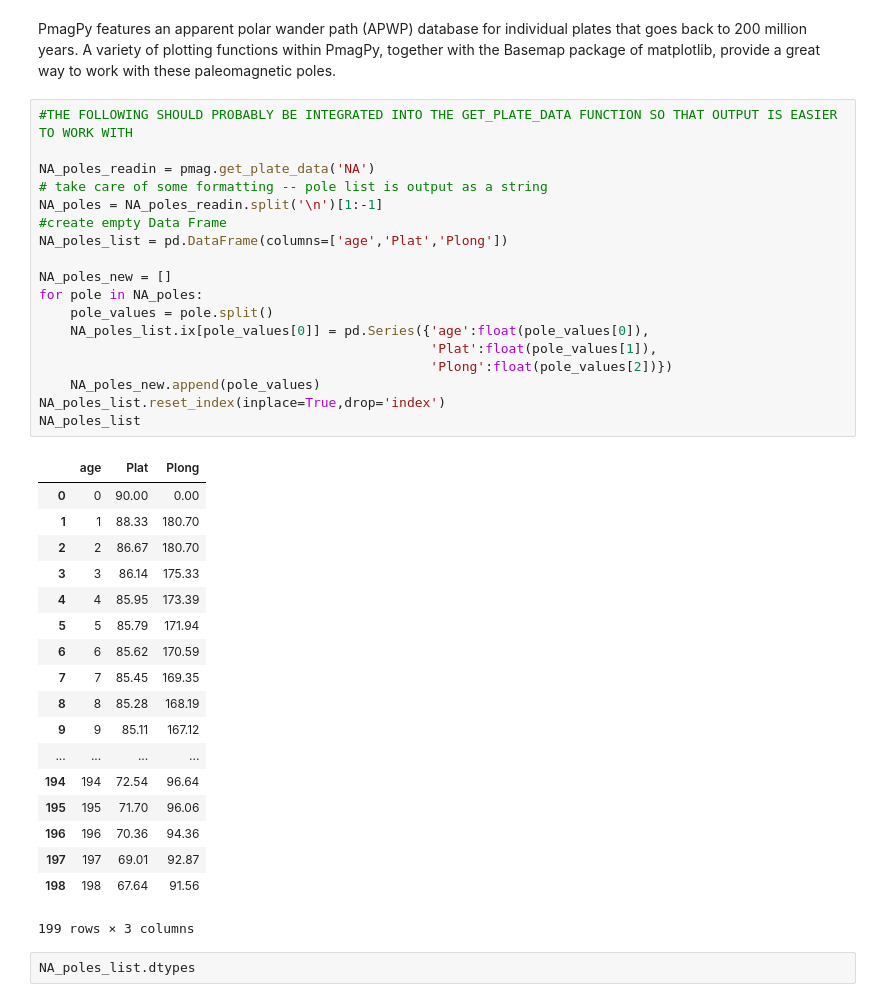
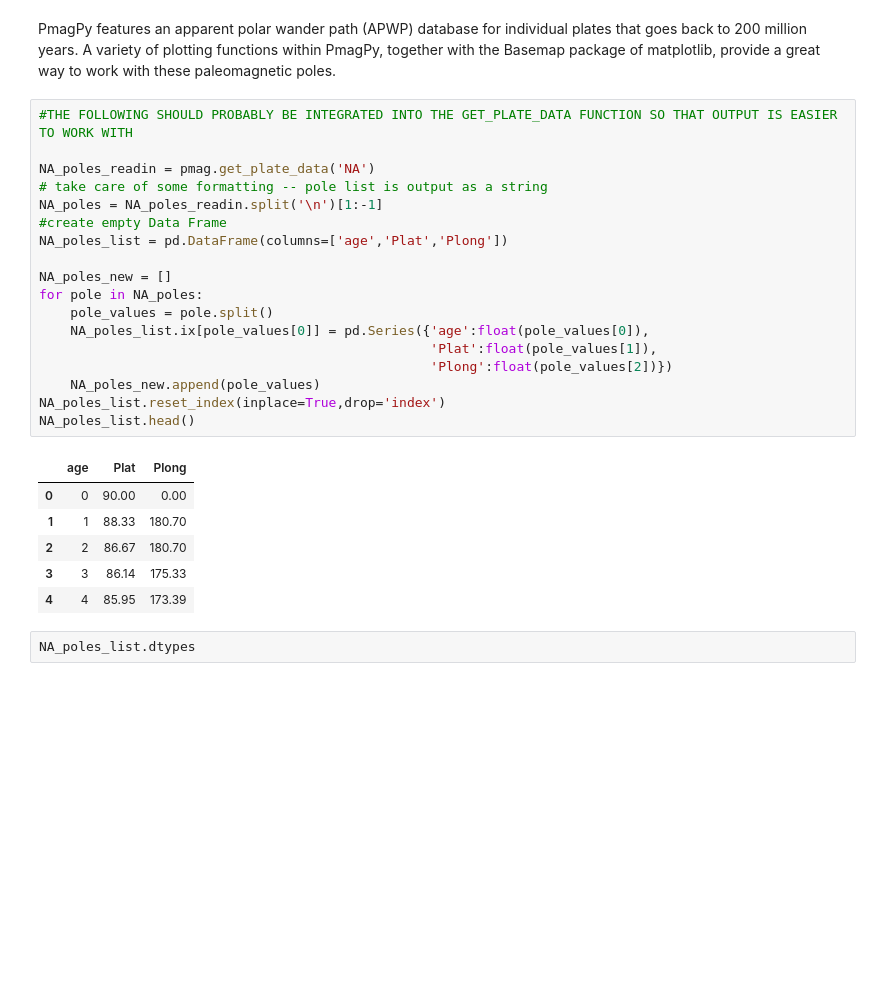
Before and after one commit to PmagPy/2016_Tauxe-et-al_PmagPy_Notebooks, a Jupyter notebook: PmagPy_Notebook_Examples.ipynb, the cells around one changed output. Cells and saved outputs as stored; diff of their text form; blank space fills up the shorter version.

```diff
--- a/PmagPy_Notebook_Examples.ipynb
+++ b/PmagPy_Notebook_Examples.ipynb
@@ -114,40 +113,28 @@ PmagPy features an apparent polar wander path (APWP) database for individual pla
 # %%
 #THE FOLLOWING SHOULD PROBABLY BE INTEGRATED INTO THE GET_PLATE_DATA FUNCTION SO THAT OUTPUT IS EASIER TO WORK WITH
 
 NA_poles_readin = pmag.get_plate_data('NA')
 # take care of some formatting -- pole list is output as a string
 NA_poles = NA_poles_readin.split('\n')[1:-1]
 #create empty Data Frame
 NA_poles_list = pd.DataFrame(columns=['age','Plat','Plong'])
 
 NA_poles_new = []
 for pole in NA_poles:
     pole_values = pole.split()
     NA_poles_list.ix[pole_values[0]] = pd.Series({'age':float(pole_values[0]),
                                                   'Plat':float(pole_values[1]),
                                                   'Plong':float(pole_values[2])})
     NA_poles_new.append(pole_values)
 NA_poles_list.reset_index(inplace=True,drop='index')
-NA_poles_list
+NA_poles_list.head()
 # %% [output]
 |  | age | Plat | Plong |
 | 0 | 0 | 90.00 | 0.00 |
 | 1 | 1 | 88.33 | 180.70 |
 | 2 | 2 | 86.67 | 180.70 |
 | 3 | 3 | 86.14 | 175.33 |
 | 4 | 4 | 85.95 | 173.39 |
-| 5 | 5 | 85.79 | 171.94 |
-| 6 | 6 | 85.62 | 170.59 |
-| 7 | 7 | 85.45 | 169.35 |
-| 8 | 8 | 85.28 | 168.19 |
-| 9 | 9 | 85.11 | 167.12 |
-| ... | ... | ... | ... |
-| 194 | 194 | 72.54 | 96.64 |
-| 195 | 195 | 71.70 | 96.06 |
-| 196 | 196 | 70.36 | 94.36 |
-| 197 | 197 | 69.01 | 92.87 |
-| 198 | 198 | 67.64 | 91.56 |
-199 rows × 3 columns
 # %%
 NA_poles_list.dtypes
 # %% [output]
```
Also changed, not shown: parts of 10 cells of this notebook.
